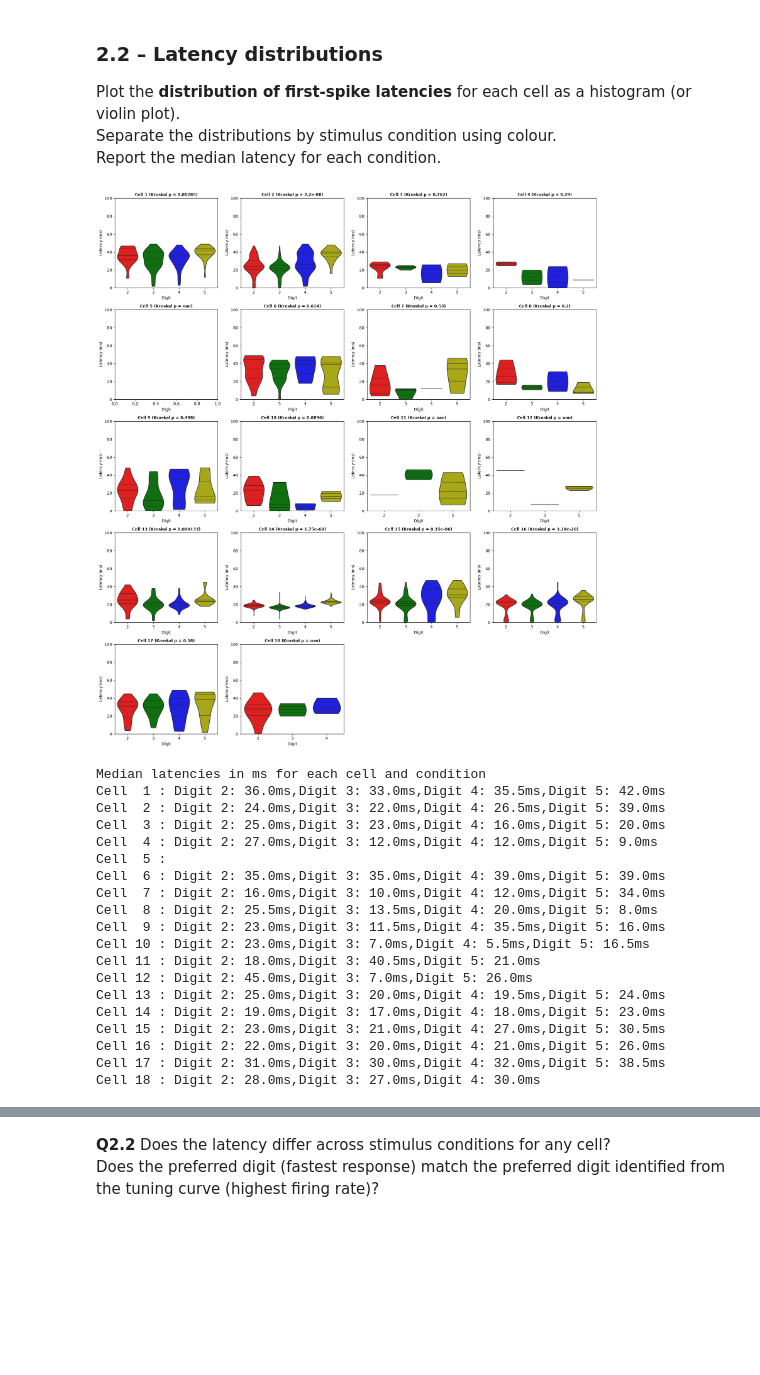
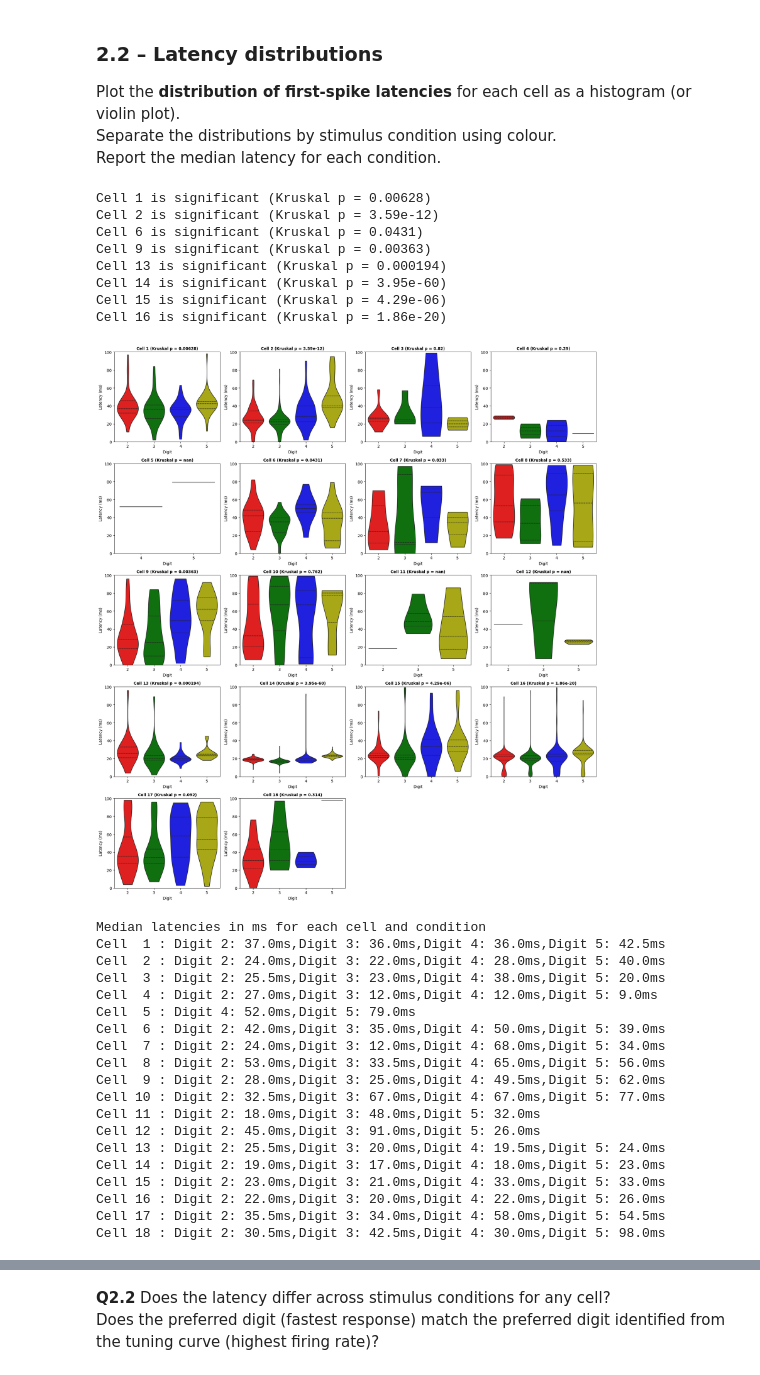
Before and after one commit to slerou/Group_1_HW_DataAnalysis_2026.ipynb, a Jupyter notebook: HW_SU_LFP_111026_student_2026.ipynb, the cells around one changed output, grey strips where cells are left out. Cells and saved outputs as stored; diff of their text form; code cells hidden in the pictures; blank space fills up the shorter version.

```diff
--- a/HW_SU_LFP_111026_student_2026.ipynb
+++ b/HW_SU_LFP_111026_student_2026.ipynb
@@ -461,7 +468,7 @@ for cell in range(1, 19):
     cell_latencies = []
 
     for trial in range(n_trials):
-        window = current_unit[trial, 50:100]
+        window = current_unit[trial, 50:150]
         spike_times = np.where(window == 1)[0]
 
         if len(spike_times) > 0:
@@ -499,50 +506,60 @@ for cell in range(1, 19):
     medians = df.groupby('Condition')['Latency_ms'].median().to_dict()
     cell_condition_median[cell] = medians
 
     groups = [group['Latency_ms'].values for _, group in df.groupby('Condition')] #kruskal wallis test between the 4 conditions
     if len(groups) == 4:
         h_stat, p_val = stats.kruskal(*groups)
     else:
         p_val = np.nan
+    if p_val < 0.05: print(f"Cell {cell} is significant (Kruskal p = {p_val:.3g})")
 
     sns.violinplot (data=df,
                 x='Condition', y='Latency_ms',
                 hue='Condition', palette=palette, legend=False,
                 inner='quartile',ax=ax,  cut=0) #violin plot for each condition
+
 
     ax.set_title(f'Cell {cell} (Kruskal p = {p_val:.3g})', fontsize=10, fontweight='bold') #displaying p value
     ax.set_xlabel('Digit')
     ax.set_ylabel('Latency (ms)')
     ax.set_ylim(0,100)
 
 fig.delaxes(axes[-1]) #supressing the two unused subplots
 fig.delaxes(axes[-2])
 
 plt.tight_layout()
 plt.show()
 
 print("Median latencies in ms for each cell and condition")
 for cell in range(1, 19):
     med_str = ",".join([f"Digit {cond}: {med:.1f}ms" for cond, med in cell_condition_median[cell].items()])
     print(f"Cell {cell:2d} : {med_str}")
 # %% [output]
+Cell 1 is significant (Kruskal p = 0.00628)
+Cell 2 is significant (Kruskal p = 3.59e-12)
+Cell 6 is significant (Kruskal p = 0.0431)
+Cell 9 is significant (Kruskal p = 0.00363)
+Cell 13 is significant (Kruskal p = 0.000194)
+Cell 14 is significant (Kruskal p = 3.95e-60)
+Cell 15 is significant (Kruskal p = 4.29e-06)
+Cell 16 is significant (Kruskal p = 1.86e-20)
-[figure, old version]
+[figure, new version]
-Median latencies in ms for each cell and condition
-Cell  1 : Digit 2: 36.0ms,Digit 3: 33.0ms,Digit 4: 35.5ms,Digit 5: 42.0ms
-Cell  2 : Digit 2: 24.0ms,Digit 3: 22.0ms,Digit 4: 26.5ms,Digit 5: 39.0ms
-Cell  3 : Digit 2: 25.0ms,Digit 3: 23.0ms,Digit 4: 16.0ms,Digit 5: 20.0ms
-Cell  4 : Digit 2: 27.0ms,Digit 3: 12.0ms,Digit 4: 12.0ms,Digit 5: 9.0ms
-Cell  5 :
-Cell  6 : Digit 2: 35.0ms,Digit 3: 35.0ms,Digit 4: 39.0ms,Digit 5: 39.0ms
-Cell  7 : Digit 2: 16.0ms,Digit 3: 10.0ms,Digit 4: 12.0ms,Digit 5: 34.0ms
-Cell  8 : Digit 2: 25.5ms,Digit 3: 13.5ms,Digit 4: 20.0ms,Digit 5: 8.0ms
-Cell  9 : Digit 2: 23.0ms,Digit 3: 11.5ms,Digit 4: 35.5ms,Digit 5: 16.0ms
-Cell 10 : Digit 2: 23.0ms,Digit 3: 7.0ms,Digit 4: 5.5ms,Digit 5: 16.5ms
-Cell 11 : Digit 2: 18.0ms,Digit 3: 40.5ms,Digit 5: 21.0ms
-Cell 12 : Digit 2: 45.0ms,Digit 3: 7.0ms,Digit 5: 26.0ms
-Cell 13 : Digit 2: 25.0ms,Digit 3: 20.0ms,Digit 4: 19.5ms,Digit 5: 24.0ms
-Cell 14 : Digit 2: 19.0ms,Digit 3: 17.0ms,Digit 4: 18.0ms,Digit 5: 23.0ms
-Cell 15 : Digit 2: 23.0ms,Digit 3: 21.0ms,Digit 4: 27.0ms,Digit 5: 30.5ms
-Cell 16 : Digit 2: 22.0ms,Digit 3: 20.0ms,Digit 4: 21.0ms,Digit 5: 26.0ms
-Cell 17 : Digit 2: 31.0ms,Digit 3: 30.0ms,Digit 4: 32.0ms,Digit 5: 38.5ms
-Cell 18 : Digit 2: 28.0ms,Digit 3: 27.0ms,Digit 4: 30.0ms
+Median latencies in ms for each cell and condition
+Cell  1 : Digit 2: 37.0ms,Digit 3: 36.0ms,Digit 4: 36.0ms,Digit 5: 42.5ms
+Cell  2 : Digit 2: 24.0ms,Digit 3: 22.0ms,Digit 4: 28.0ms,Digit 5: 40.0ms
+Cell  3 : Digit 2: 25.5ms,Digit 3: 23.0ms,Digit 4: 38.0ms,Digit 5: 20.0ms
+Cell  4 : Digit 2: 27.0ms,Digit 3: 12.0ms,Digit 4: 12.0ms,Digit 5: 9.0ms
+Cell  5 : Digit 4: 52.0ms,Digit 5: 79.0ms
+Cell  6 : Digit 2: 42.0ms,Digit 3: 35.0ms,Digit 4: 50.0ms,Digit 5: 39.0ms
+Cell  7 : Digit 2: 24.0ms,Digit 3: 12.0ms,Digit 4: 68.0ms,Digit 5: 34.0ms
+Cell  8 : Digit 2: 53.0ms,Digit 3: 33.5ms,Digit 4: 65.0ms,Digit 5: 56.0ms
+Cell  9 : Digit 2: 28.0ms,Digit 3: 25.0ms,Digit 4: 49.5ms,Digit 5: 62.0ms
+Cell 10 : Digit 2: 32.5ms,Digit 3: 67.0ms,Digit 4: 67.0ms,Digit 5: 77.0ms
+Cell 11 : Digit 2: 18.0ms,Digit 3: 48.0ms,Digit 5: 32.0ms
+Cell 12 : Digit 2: 45.0ms,Digit 3: 91.0ms,Digit 5: 26.0ms
+Cell 13 : Digit 2: 25.5ms,Digit 3: 20.0ms,Digit 4: 19.5ms,Digit 5: 24.0ms
+Cell 14 : Digit 2: 19.0ms,Digit 3: 17.0ms,Digit 4: 18.0ms,Digit 5: 23.0ms
+Cell 15 : Digit 2: 23.0ms,Digit 3: 21.0ms,Digit 4: 33.0ms,Digit 5: 33.0ms
+Cell 16 : Digit 2: 22.0ms,Digit 3: 20.0ms,Digit 4: 22.0ms,Digit 5: 26.0ms
+Cell 17 : Digit 2: 35.5ms,Digit 3: 34.0ms,Digit 4: 58.0ms,Digit 5: 54.5ms
+Cell 18 : Digit 2: 30.5ms,Digit 3: 42.5ms,Digit 4: 30.0ms,Digit 5: 98.0ms
```
Also changed, not shown: parts of 13 cells of this notebook.
